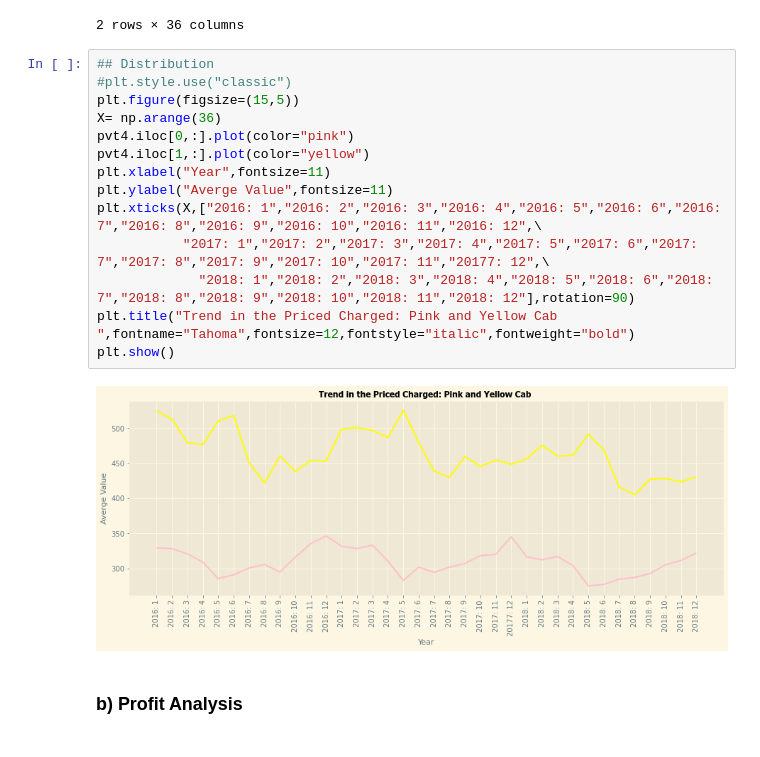
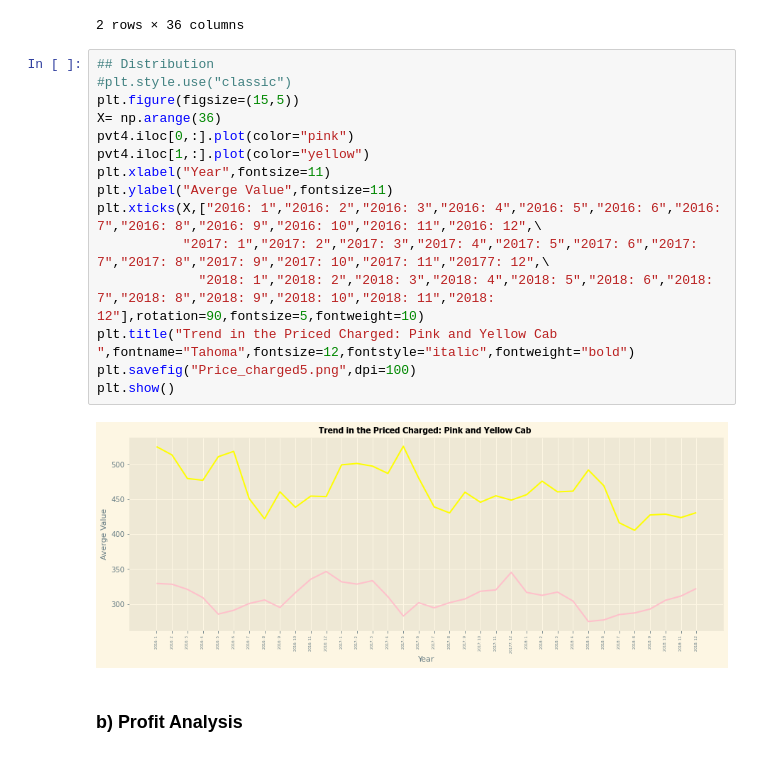
Before and after one commit to EEAjaegbu/Investment-Analytics-Assignmet-2, a Jupyter notebook: Week2 Script.ipynb, the cells around one changed output. Drawn from its saved outputs; the diff is of its cells as text.

```diff
--- a/Week2 Script.ipynb
+++ b/Week2 Script.ipynb
@@ -488,18 +512,19 @@ pvt4
 # %%
 ## Distribution
 #plt.style.use("classic")
 plt.figure(figsize=(15,5))
 X= np.arange(36)
 pvt4.iloc[0,:].plot(color="pink")
 pvt4.iloc[1,:].plot(color="yellow")
 plt.xlabel("Year",fontsize=11)
 plt.ylabel("Averge Value",fontsize=11)
 plt.xticks(X,["2016: 1","2016: 2","2016: 3","2016: 4","2016: 5","2016: 6","2016: 7","2016: 8","2016: 9","2016: 10","2016: 11","2016: 12",\
            "2017: 1","2017: 2","2017: 3","2017: 4","2017: 5","2017: 6","2017: 7","2017: 8","2017: 9","2017: 10","2017: 11","20177: 12",\
-             "2018: 1","2018: 2","2018: 3","2018: 4","2018: 5","2018: 6","2018: 7","2018: 8","2018: 9","2018: 10","2018: 11","2018: 12"],rotation=90)
+             "2018: 1","2018: 2","2018: 3","2018: 4","2018: 5","2018: 6","2018: 7","2018: 8","2018: 9","2018: 10","2018: 11","2018: 12"],rotation=90,fontsize=5,fontweight=10)
 plt.title("Trend in the Priced Charged: Pink and Yellow Cab ",fontname="Tahoma",fontsize=12,fontstyle="italic",fontweight="bold")
+plt.savefig("Price_charged5.png",dpi=100)
 plt.show()
 # %% [output]
-[figure, old version]
+[figure, new version]
 # %% [markdown]
 ### b) Profit  Analysis
```
Also changed, not shown: parts of 28 cells of this notebook.
